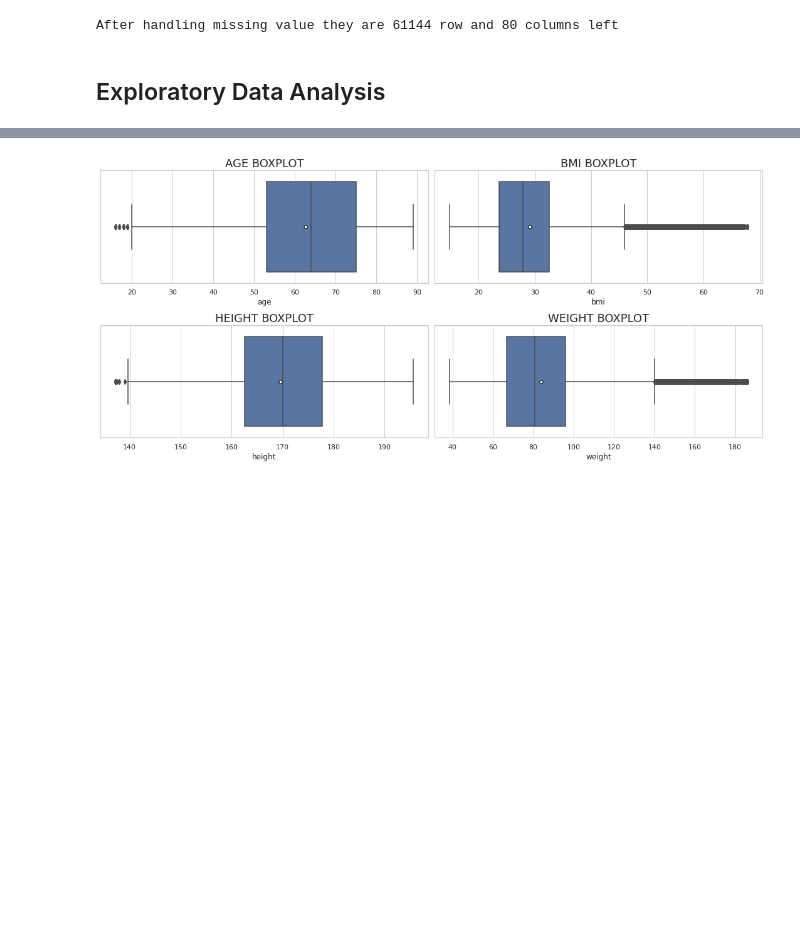
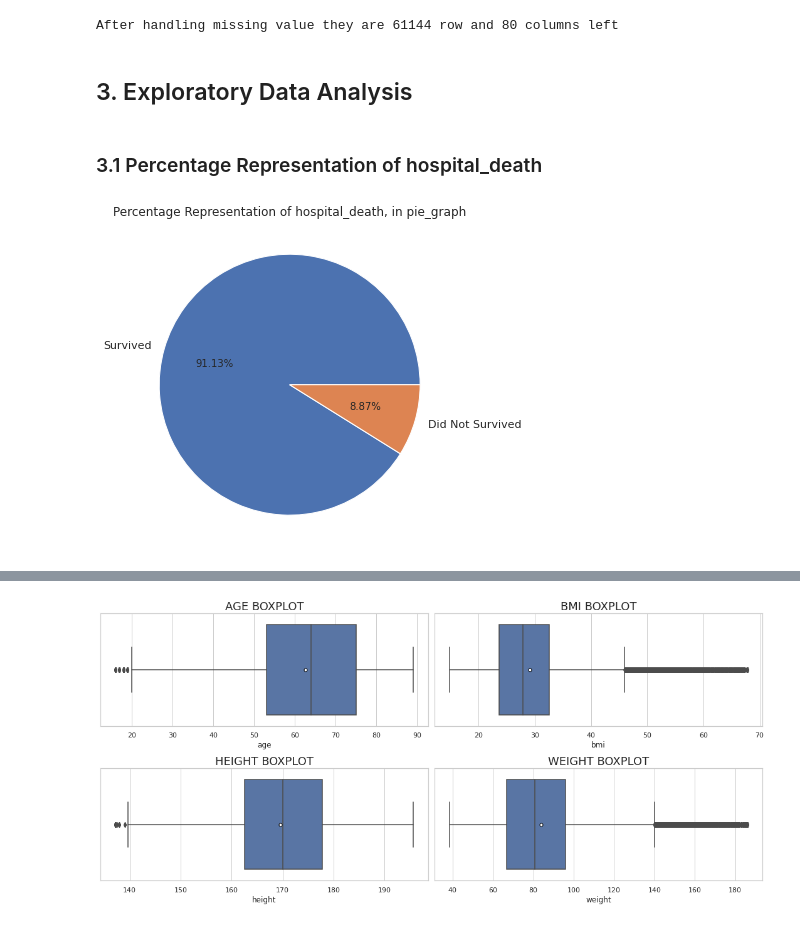
Before and after one commit to Sachimugu/ICU-survival, a Jupyter notebook: Notebook/1_Data_Wranglin_and_Analysis.ipynb, the cells around one changed output, grey strips where cells are left out. Cells and saved outputs as stored; diff of their text form; code cells hidden in the pictures; blank space fills up the shorter version.

```diff
--- a/Notebook/1_Data_Wranglin_and_Analysis.ipynb
+++ b/Notebook/1_Data_Wranglin_and_Analysis.ipynb
@@ -129,4 +135,14 @@ print(f'After handling missing value they are {df.shape[0]} row and {df.shape[1]
 After handling missing value they are 61144 row and 80 columns left
 # %% [markdown]
 <a name = "eda"></a>
-## Exploratory Data Analysis
+## 3. Exploratory Data Analysis
+# %% [markdown]
+### 3.1 Percentage Representation of hospital_death
+# %%
+# Pie plot of ICU types
+hospital_death = df['hospital_death'].value_counts().sort_values(ascending=False)
+plt.figure(figsize = (6,6))
+plt.title('Percentage Representation of hospital_death, in pie_graph')
+plt.pie(hospital_death, labels = ['Survived','Did Not Survived'], autopct = '%1.2f%%');
+# %% [output]
+[figure, added]
```
Also changed, not shown: parts of 74 cells of this notebook, 10 other files.
